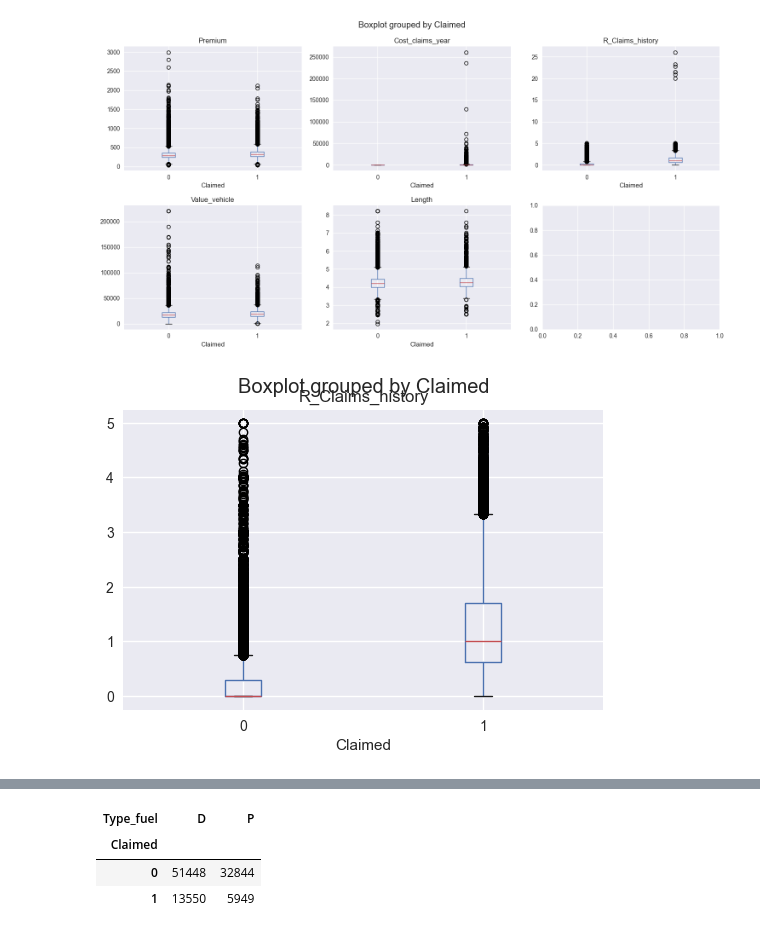
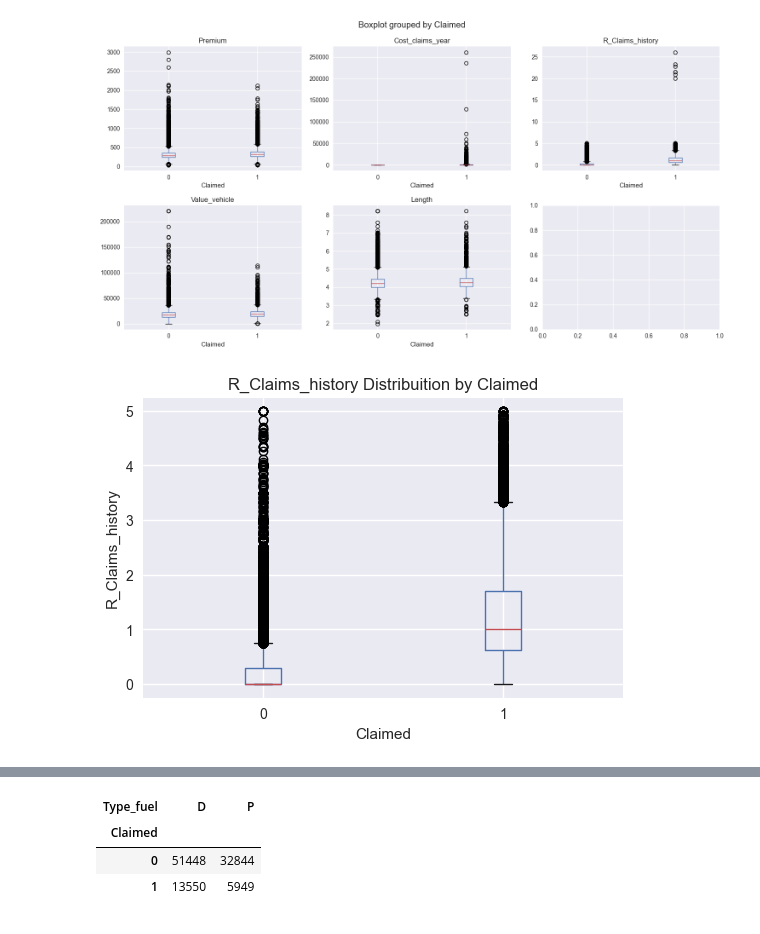
Before and after one commit to Clopes15/Portfolio_Versicherung, a Jupyter notebook: notebooks/pkw_versicherung_01.ipynb, the cells around one changed output, grey strips where cells are left out. Saved outputs shown, nothing was run; the diff lists cells and outputs as text; code cells hidden in the pictures.

```diff
--- a/notebooks/pkw_versicherung_01.ipynb
+++ b/notebooks/pkw_versicherung_01.ipynb
@@ -331,8 +367,10 @@ plt.tight_layout()
 # %%
 plt.style.use('seaborn-v0_8')
 fig, ax = plt.subplots(figsize=(6, 4))
 
 df_float[df_float['R_Claims_history'] < 5].boxplot(column='R_Claims_history', by='Claimed', ax=ax)
-ax.set_title('R_Claims_history');
+plt.suptitle('')
+ax.set_title('R_Claims_history Distribuition by Claimed')
+ax.set_ylabel('R_Claims_history');
 # %% [output]
-[figure, old version]
+[figure, new version]
```
Also changed, not shown: parts of 12 cells of this notebook, 2 other files.
